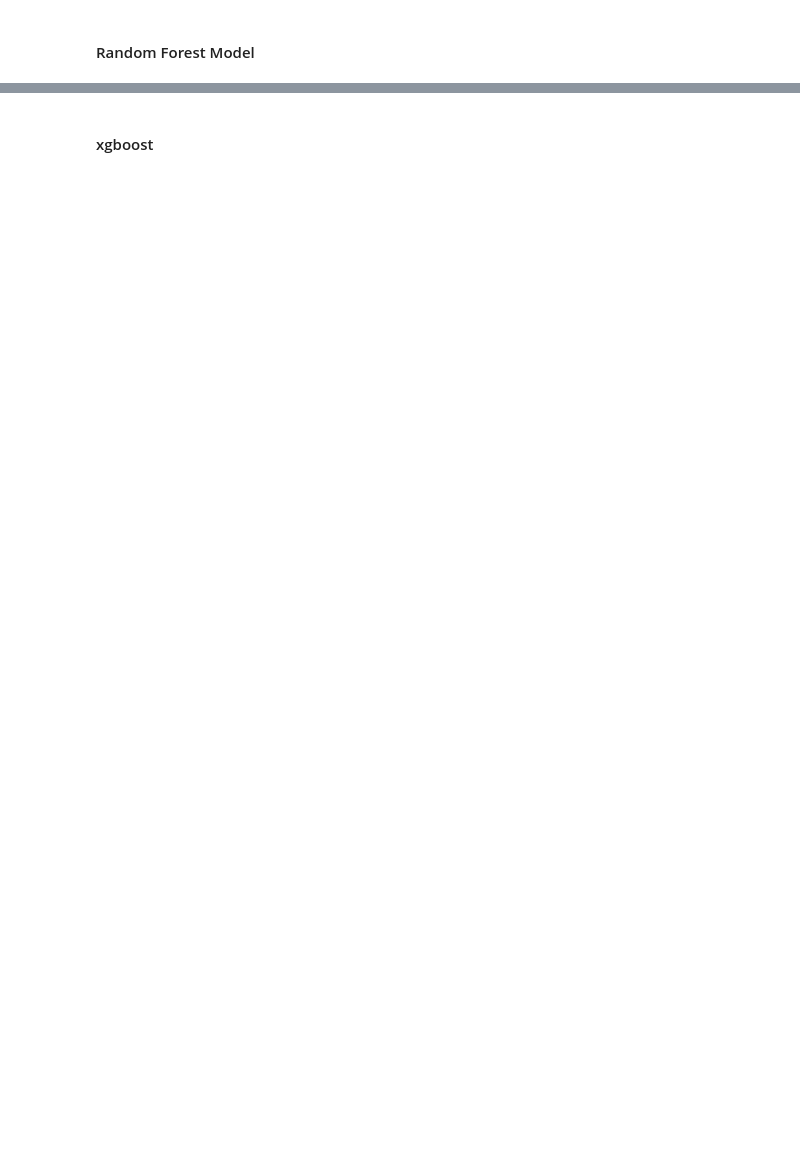
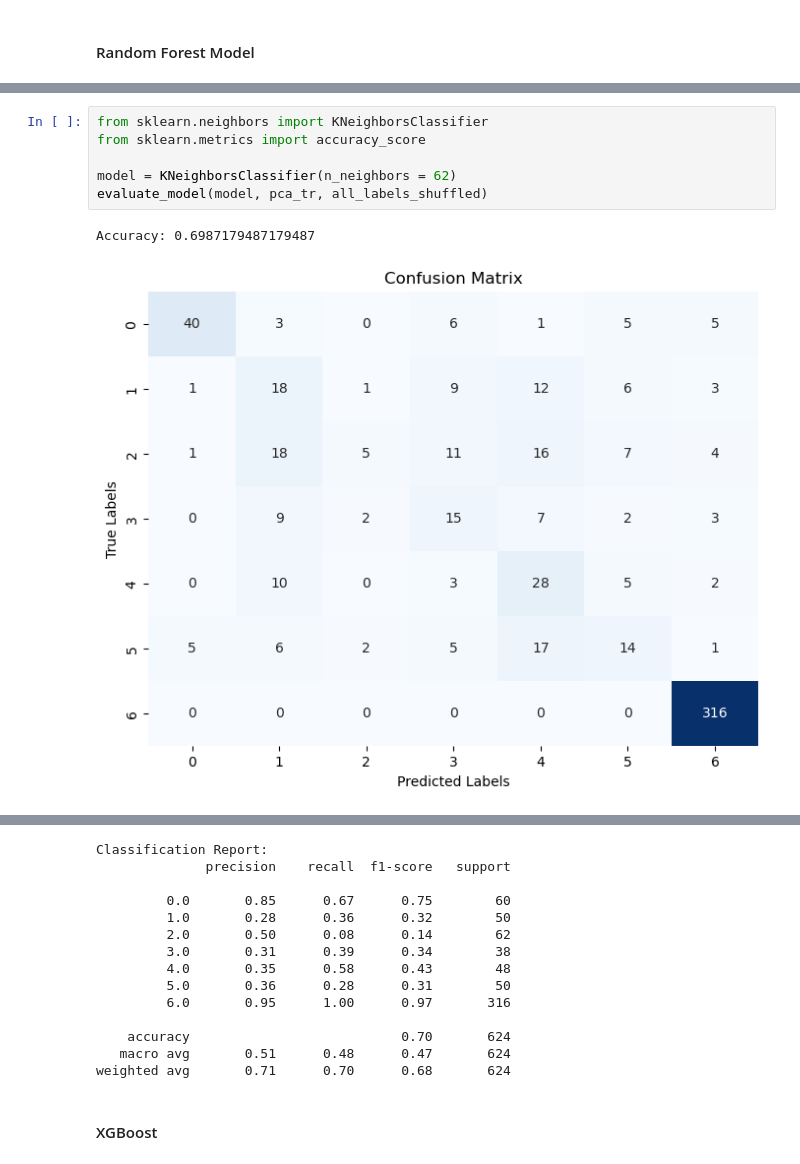
Before and after one commit to AmirMohammadiKarbalaei/Kaggle-Grasp-and-Lift-EEG-Detection, a Jupyter notebook: eeg_signals_analysis.ipynb, the cells around one changed output, grey strips where cells are left out. Saved outputs shown, nothing was run; the diff lists cells and outputs as text; blank space fills up the shorter version.

```diff
--- a/eeg_signals_analysis.ipynb
+++ b/eeg_signals_analysis.ipynb
@@ -194,0 +220,9 @@ plt.show()
+# %%
+from sklearn.neighbors import KNeighborsClassifier
+from sklearn.metrics import accuracy_score
+
+model = KNeighborsClassifier(n_neighbors = 62)
+evaluate_model(model, pca_tr, all_labels_shuffled)
+# %% [output]
+Accuracy: 0.6987179487179487
+[figure, added]
@@ -195,2 +230,16 @@ plt.show()
+Classification Report:
+              precision    recall  f1-score   support
+
+         0.0       0.85      0.67      0.75        60
+         1.0       0.28      0.36      0.32        50
+         2.0       0.50      0.08      0.14        62
+         3.0       0.31      0.39      0.34        38
+         4.0       0.35      0.58      0.43        48
+         5.0       0.36      0.28      0.31        50
+         6.0       0.95      1.00      0.97       316
+
+    accuracy                           0.70       624
+   macro avg       0.51      0.48      0.47       624
+weighted avg       0.71      0.70      0.68       624
 # %% [markdown]
-#### xgboost
+#### XGBoost
```
Also changed, not shown: parts of 14 cells of this notebook, 1 other file.
